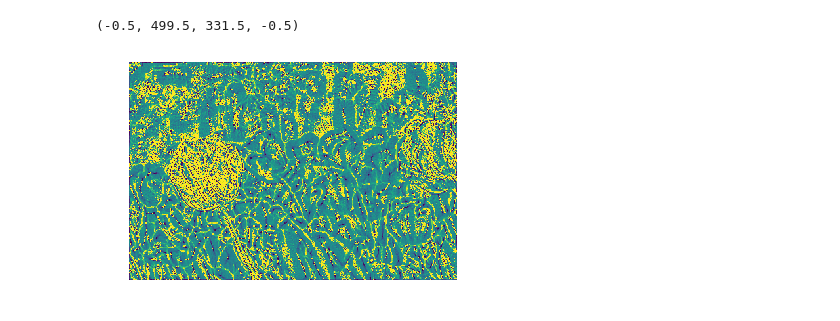
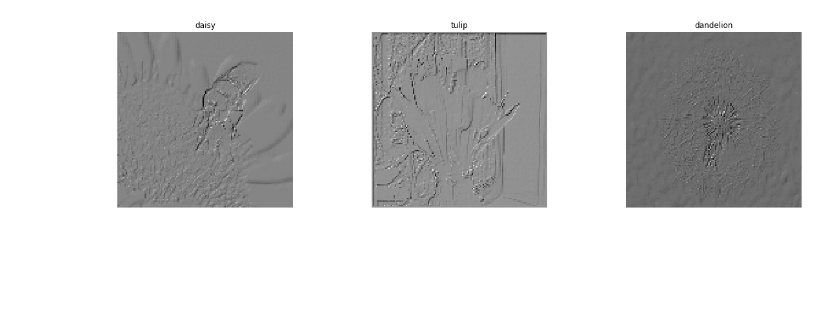
Before and after one commit to RenatoBMLR/Camera-Model-Identification, a Jupyter notebook: Features_extractor.ipynb, the cells around one changed output. Cells and saved outputs as stored; diff of their text form; code cells hidden in the pictures; blank space fills up the shorter version.

Commit message:
improved preprocessing image pipeline

```diff
--- a/Features_extractor.ipynb
+++ b/Features_extractor.ipynb
@@ -13,4 +15,12 @@ import matplotlib.pyplot as plt
 path = 'data/flowers/'
 # %%
 img_width = img_height=128
+# %%
+def preProcessing(img):
+
+    img = resizeImage(img)
+    img = RGB2Gray(img)
+    img = median_filter(img)
+    img = vectorizeImage(img)
+    return img
 # %%
@@ -39,8 +57,9 @@ def get_data(path):
             filesPath = glob.glob(path_folder)
 
             for fileName in filesPath:
-                img = Image.open(fileName)
-                X.append(img)
+                with Image.open(fileName) as img:
+                    img = preProcessing(img)
+                    X.append(img)
 
             y.extend(np.full((1, len(files)), count, dtype=int)[0])
             count+=1
@@ -48,11 +67,10 @@ def get_data(path):
 # %%
 X, y, labels = get_data(path)
 # %%
-def showCamaraPhotos(X, y, labels):
+def showCamaraPhotos(X, y, labels, img_width=128, img_height=128):
 
     idx = random.randint(0,len(X))
-
-    plt.figure()
     plt.title(labels[y[idx]])
-    plt.imshow(X[idx])
+    img = X[idx].reshape(img_width, img_height)
+    plt.imshow(img, cmap='gray')
     plt.axis('off')
@@ -77,7 +77,7 @@ def preProcessingDataset(X):
-# %%
-aux = preProcessingDataset(X)
-plt.imshow(aux)
-plt.axis('off')
-# %% [output]
-(-0.5, 499.5, 331.5, -0.5)
-[figure, removed]
+# %%
+plt.figure(figsize=(20,5))
+for i in range(0,3):
+    plt.subplot(1,3,i+1)
+    showCamaraPhotos(X, y, labels)
+# %% [output]
+[figure, added]
```
Also changed, not shown: parts of 10 cells of this notebook.
